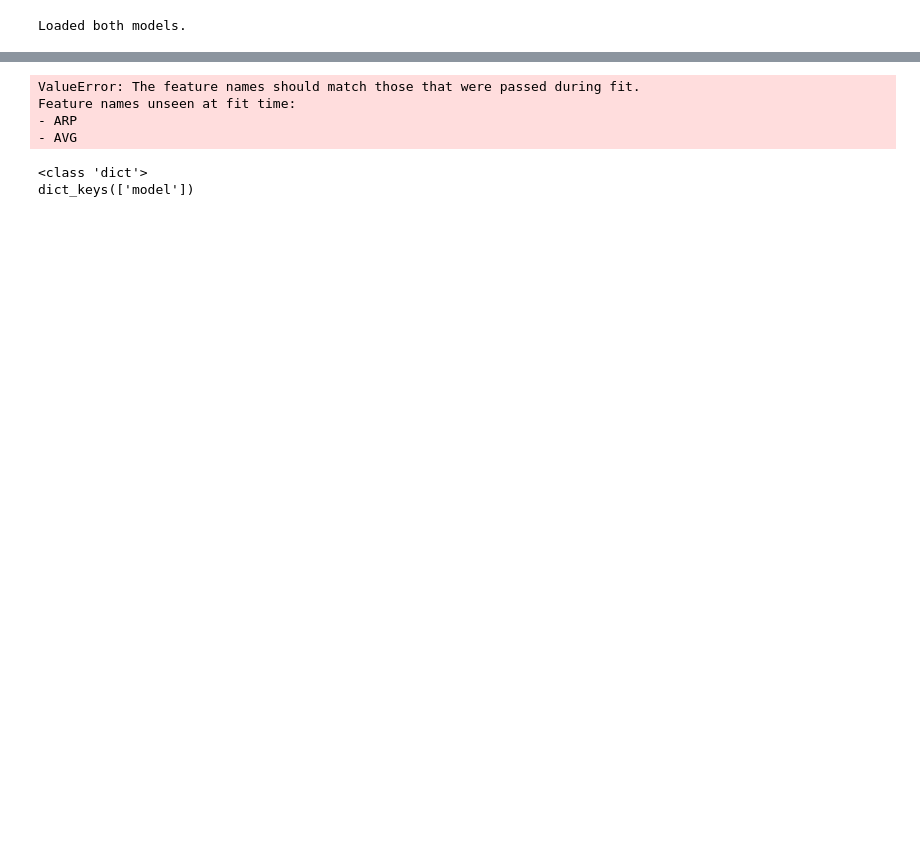
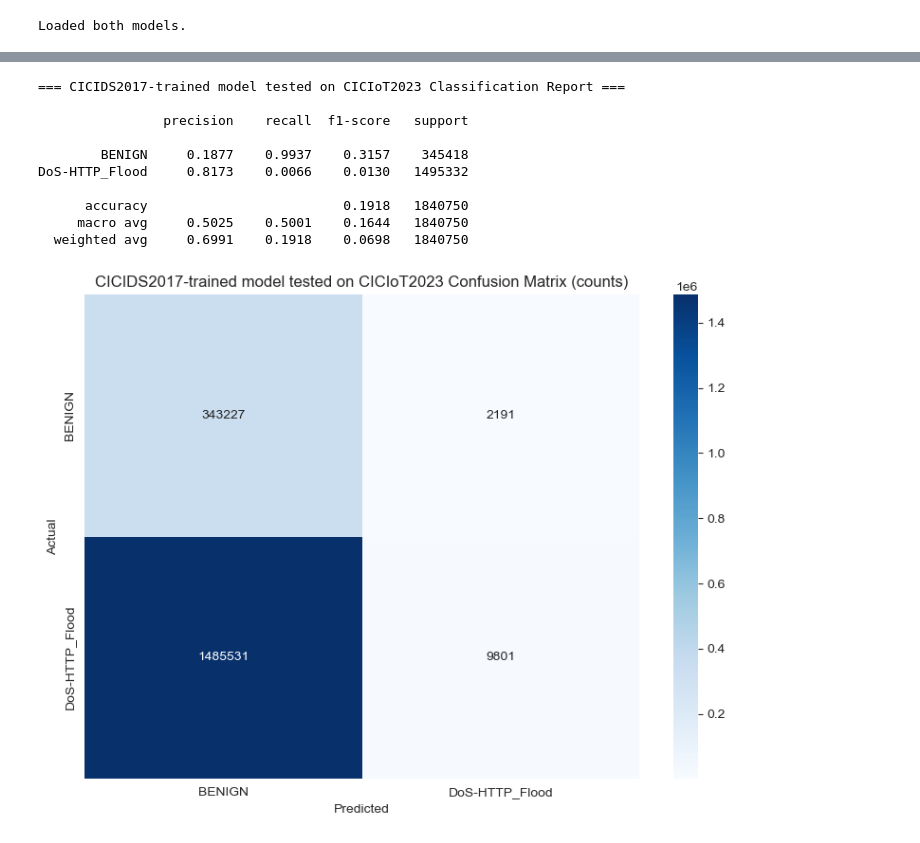
Before and after one commit to ramuld12/Property-based-Neural-Network-Verification, a Jupyter notebook: baseline/cross_datasat_eval.ipynb, the cells around one changed output, grey strips where cells are left out. Cells and saved outputs as stored; diff of their text form; code cells hidden in the pictures; blank space fills up the shorter version.

```diff
--- a/baseline/cross_datasat_eval.ipynb
+++ b/baseline/cross_datasat_eval.ipynb
@@ -96,20 +52,58 @@ Model CICIoT expects: unknown
+# %%
+def evaluate_model(y_true, y_pred, model_name="Model"):
+    """
+    Generic evaluation function for binary or multiclass classification.
+
+    Parameters:
+    -----------
+    y_true : array-like
+    y_pred : array-like
+    model_name : str (for plot title)
+    """
+    if hasattr(y_true, "cpu"):
+        y_true = y_true.cpu().numpy()
+    if hasattr(y_pred, "cpu"):
+        y_pred = y_pred.cpu().numpy()
+
+    y_true = np.asarray(y_true)
+    y_pred = np.asarray(y_pred)
+
+    y_true_str = y_true.astype(str)
+    y_pred_str = y_pred.astype(str)
+
+    all_labels = np.unique(np.concatenate([y_true_str, y_pred_str]))
+
+    print(f"\n=== {model_name} Classification Report ===\n")
+    print(classification_report(y_true_str, y_pred_str, labels=all_labels, digits=4))
+
+    cm = confusion_matrix(y_true_str, y_pred_str, labels=all_labels)
+
+    plt.figure(figsize=(8, 6))
+    sns.heatmap(cm, annot=True, fmt='d', cmap='Blues',
+                xticklabels=all_labels, yticklabels=all_labels)
+
+    plt.xlabel("Predicted")
+    plt.ylabel("Actual")
+    plt.title(f"{model_name} Confusion Matrix (counts)")
+    plt.tight_layout()
+    plt.show()
 # %%
 y_pred_cicids_on_ciciot = model_cicids.predict(X_ciciot)
-
-print("=== CICIDS2017-trained model tested on CICIoT2023 ===")
-print("Accuracy:", accuracy_score(y_ciciot, y_pred_cicids_on_ciciot))
-print("\nClassification Report:")
-print(classification_report(y_ciciot, y_pred_cicids_on_ciciot))
-print("\nConfusion Matrix:")
-print(confusion_matrix(y_ciciot, y_pred_cicids_on_ciciot))
-# %% [output]
-ValueError: The feature names should match those that were passed during fit.
-Feature names unseen at fit time:
-- ARP
-- AVG
-# %%
-print(type(model_cicids))
-print(model_cicids.keys())
-# %% [output]
-<class 'dict'>
-dict_keys(['model'])
+# %%
+evaluate_model(
+    y_true=y_ciciot,
+    y_pred=model_cicids.predict(X_ciciot),
+    model_name="CICIDS2017-trained model tested on CICIoT2023"
+)
+# %% [output]
+=== CICIDS2017-trained model tested on CICIoT2023 Classification Report ===
+
+                precision    recall  f1-score   support
+
+        BENIGN     0.1877    0.9937    0.3157    345418
+DoS-HTTP_Flood     0.8173    0.0066    0.0130   1495332
+
+      accuracy                         0.1918   1840750
+     macro avg     0.5025    0.5001    0.1644   1840750
+  weighted avg     0.6991    0.1918    0.0698   1840750
+[figure, added]
```
Also changed, not shown: parts of 8 cells of this notebook, 6 other files.
